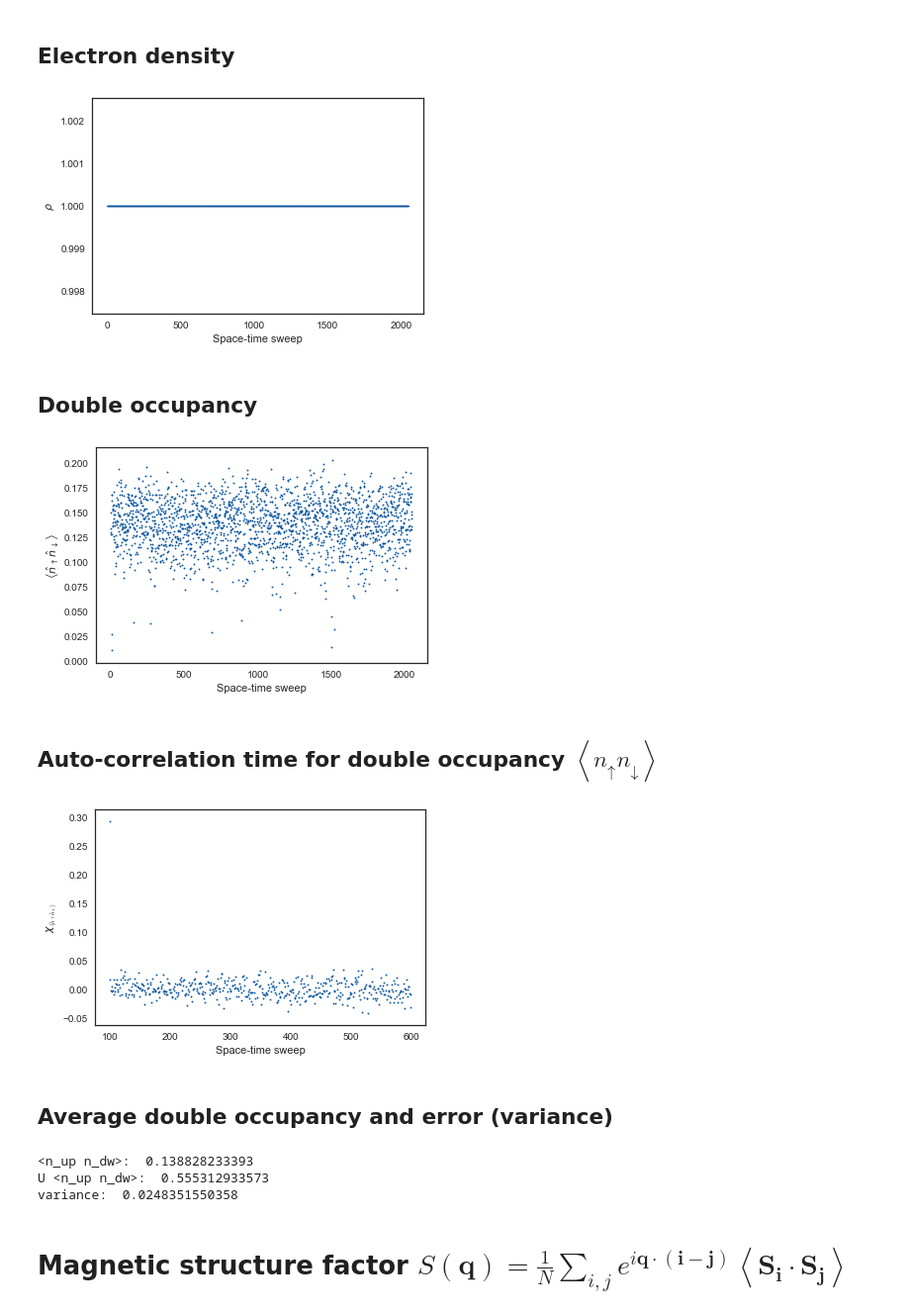
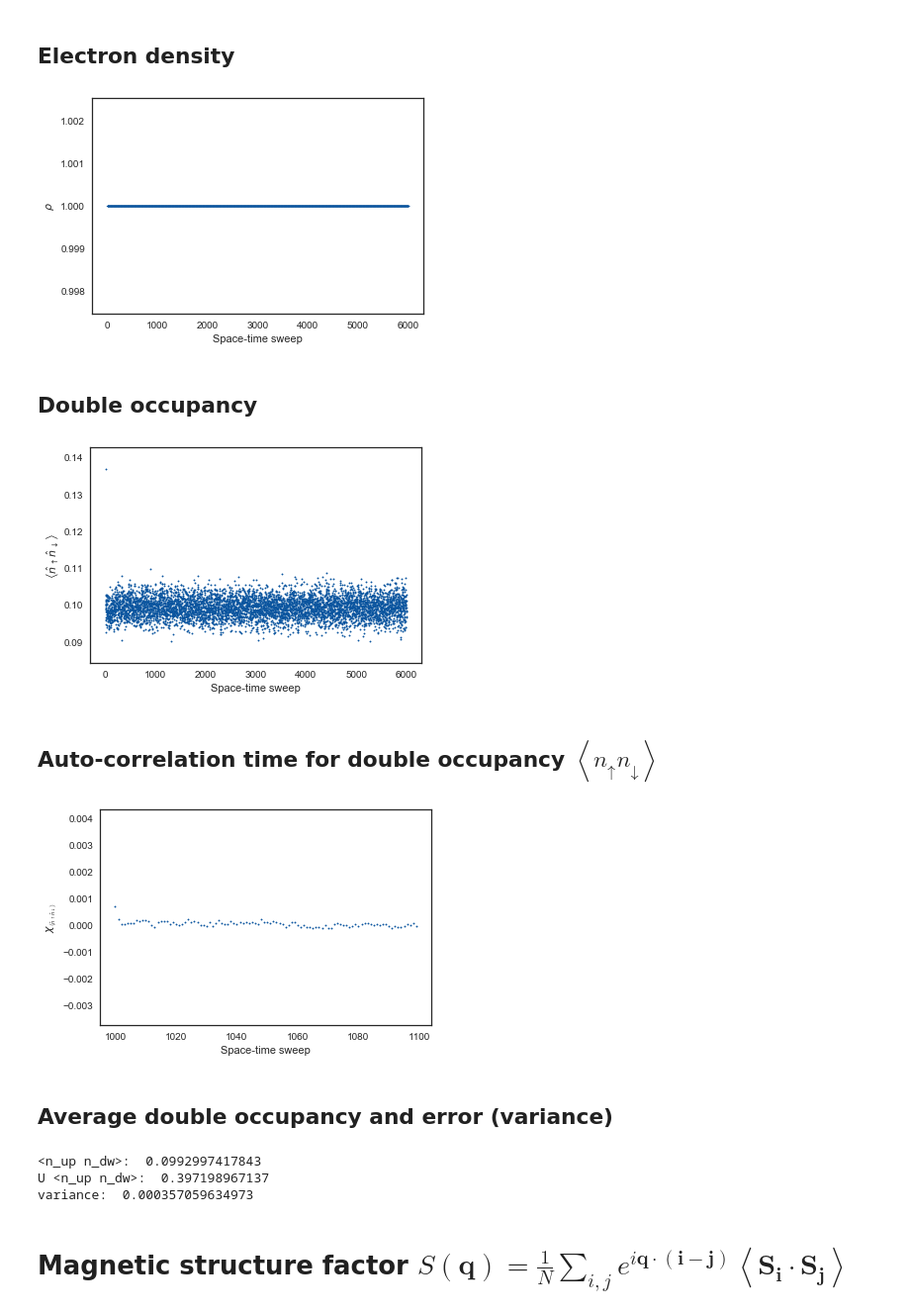
Before and after one commit to SriramanT/qmc_master_code, a Jupyter notebook: detelectro-1.0/simple-tests/results/plot-src/plots.ipynb, the cells around one changed output. Shown at 99% size. Saved outputs shown, nothing was run; the diff lists cells and outputs as text; code cells hidden in the pictures.

```diff
--- a/detelectro-1.0/simple-tests/results/plot-src/plots.ipynb
+++ b/detelectro-1.0/simple-tests/results/plot-src/plots.ipynb
@@ -20,16 +20,16 @@ from matplotlib import rcParams
 rcParams['font.family'] = 'sans-serif'
 rcParams['font.sans-serif'] = ['Arial']
 
-NSITES = 2
-dt = 0.015625
-beta = 2.
-L = 128
+NSITES = 60
+dt = 0.0625
+beta = 15.
+L = 240
 t = 1.
 U = 4.
 mu = 0.
-totalMCSweeps = 2048
+totalMCSweeps = 6000
 freq = 4
-intsize = 32
+intsize = 60
 geom = 1
 ny = 0
 
@@ -56,6 +56,8 @@ weights = np.loadtxt(simDir + '/Log-weights.txt')
 nLatSweeps = weights.size
 
 latSweeps = np.arange(nLatSweeps) + 1  #measured in lattice sweeps
+
+sweeps = np.arange(totalMCSweeps) + 1
 # %% [markdown]
 # Metropolis Sampling convergence
 # %%
@@ -97,7 +98,7 @@ plt.ylabel(r'$\rho$')
 if SAVEPLOTS == True:
     plt.savefig(plotDir + '/electronDensity.png', dpi = 600)
 # %% [output]
-[figure, old version]
+[figure, new version]
 # %% [markdown]
 ## Double occupancy
 # %%
@@ -108,27 +109,27 @@ plt.ylabel(r'$\left\langle \hat{n}_\uparrow \hat{n}_\downarrow \right\rangle$')
 if SAVEPLOTS == 1:
     plt.savefig(plotDir + '/doubleOccupancy.png', dpi = 600)
 # %% [output]
-[figure, old version]
+[figure, new version]
 # %% [markdown]
 ## Auto-correlation time for double occupancy $\left\langle n_\uparrow n_\downarrow \right \rangle$
 # %%
-W = 100
+W = 1000
 m1 = np.mean(doubleOc[W:])
-tMax = 500
+tMax = 100
 chi_nUp_nDown = np.zeros(tMax)
 
 for t in range(tMax):
     chi_nUp_nDown[t] = np.sum( ( doubleOc[W:tMax + W] - m1 ) \
                               * ( doubleOc[t + W:t + tMax + W]\
                                  - np.mean(doubleOc[t + W:] ) ) )
 
 plt.scatter(np.arange(tMax) + W, chi_nUp_nDown, s = 2)
 plt.xlabel(r'Space-time sweep')
 plt.ylabel(r'$\chi_{_{\left\langle \hat{n}_\uparrow \hat{n}_\downarrow \right\rangle}}$')
 if SAVEPLOTS == True:
     plt.savefig(plotDir + '/doubleOcAutoCorr.png', dpi = 600)
 # %% [output]
-[figure, old version]
+[figure, new version]
 # %% [markdown]
 ## Average double occupancy and error (variance)
 # %%
@@ -147,9 +148,9 @@ print('<n_up n_dw>: ', meanDoubleOc)
 print('U <n_up n_dw>: ', U * meanDoubleOc )
 print('variance: ', varDoubleOc)
 # %% [output]
-<n_up n_dw>:  0.138828233393
-U <n_up n_dw>:  0.555312933573
-variance:  0.0248351550358
+<n_up n_dw>:  0.0992997417843
+U <n_up n_dw>:  0.397198967137
+variance:  0.000357059634973
 # %% [markdown]
 # Magnetic structure factor $S(\mathbf q) = \frac{1}{N} \sum_{i, j} e^{i \mathbf q \cdot  (\mathbf i - \mathbf j)} \left\langle \mathbf S_{\mathbf i} \cdot \mathbf S_{\mathbf j} \right\rangle $
 # %% [markdown]
```
Also changed, not shown: parts of 8 cells of this notebook, 52 other files.
